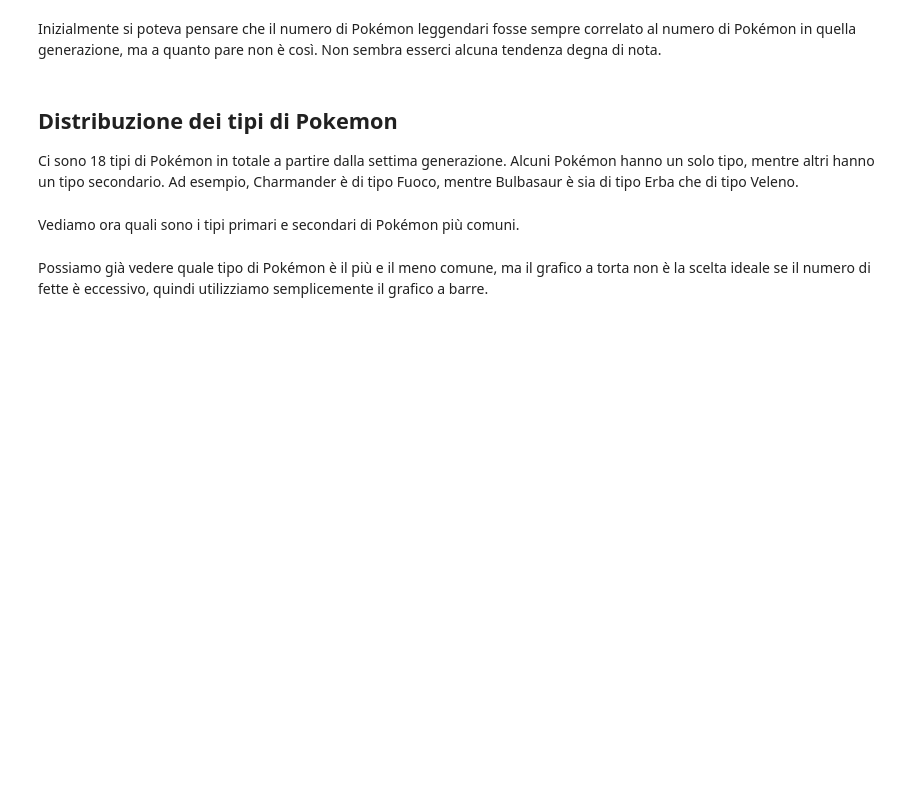
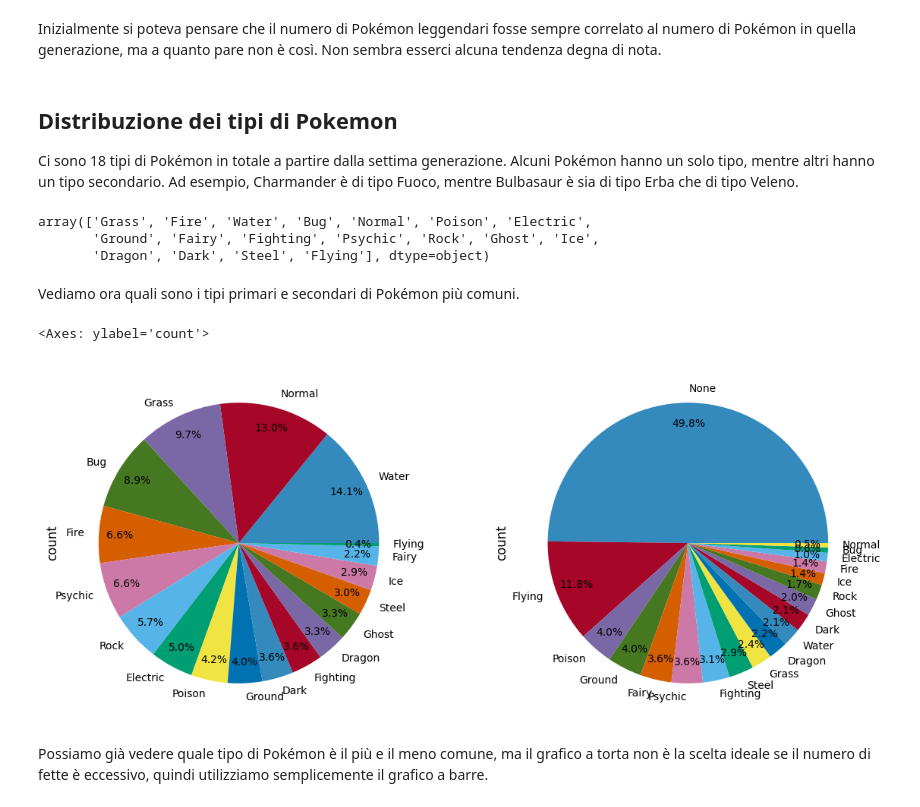
Before and after one commit to luca-pugnetti/LezioniPython, a Jupyter notebook: Analisi_dati/An_exercise.ipynb, the cells around one changed output. Saved outputs shown, nothing was run; the diff lists cells and outputs as text; code cells hidden in the pictures; blank space fills up the shorter version.

```diff
--- a/Analisi_dati/An_exercise.ipynb
+++ b/Analisi_dati/An_exercise.ipynb
@@ -88,2 +205,8 @@ Ci sono 18 tipi di Pokémon in totale a partire dalla settima generazione. Alcun
+# %%
+pokedata['Type 1'].unique()
+# %% [output]
+array(['Grass', 'Fire', 'Water', 'Bug', 'Normal', 'Poison', 'Electric',
+       'Ground', 'Fairy', 'Fighting', 'Psychic', 'Rock', 'Ghost', 'Ice',
+       'Dragon', 'Dark', 'Steel', 'Flying'], dtype=object)
 # %% [markdown]
 Vediamo ora quali sono i tipi primari e secondari di Pokémon più comuni.
@@ -92,2 +213,11 @@ Vediamo ora quali sono i tipi primari e secondari di Pokémon più comuni.
+# %%
+fig, axes = plt.subplots(nrows=1, ncols=2)
+figsize=(14,6)
+
+pokedata['Type 1'].value_counts().plot(kind='pie', autopct='%.1f%%', pctdistance=0.85, ax=axes[0])
+pokedata['Type 2'].value_counts().plot(kind='pie', autopct='%.1f%%', pctdistance=0.85, ax=axes[1])
+# %% [output]
+<Axes: ylabel='count'>
+[figure, added]
 # %% [markdown]
 Possiamo già vedere quale tipo di Pokémon è il più e il meno comune, ma il grafico a torta non è la scelta ideale se il numero di fette è eccessivo, quindi utilizziamo semplicemente il grafico a barre.
```
Also changed, not shown: parts of 32 cells of this notebook.
